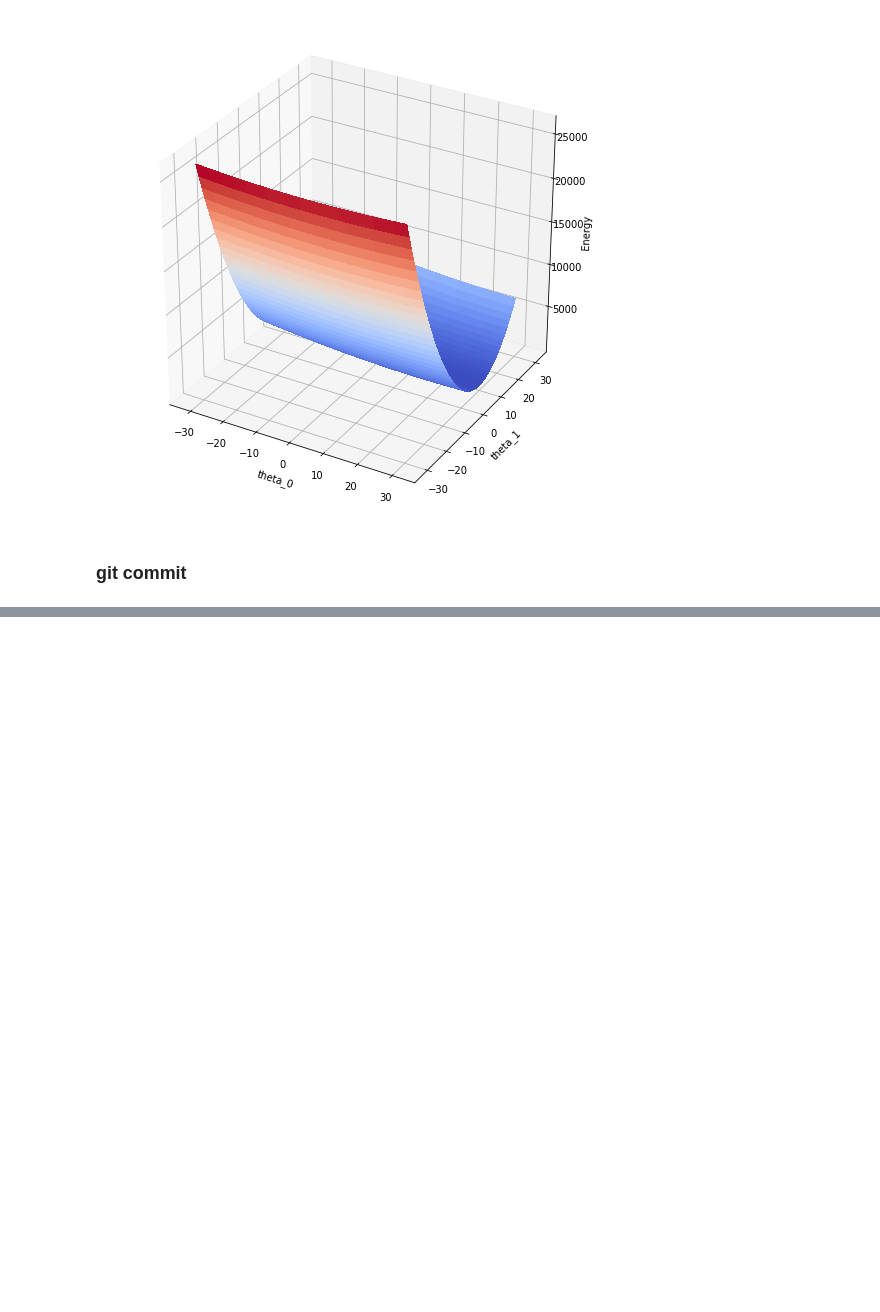
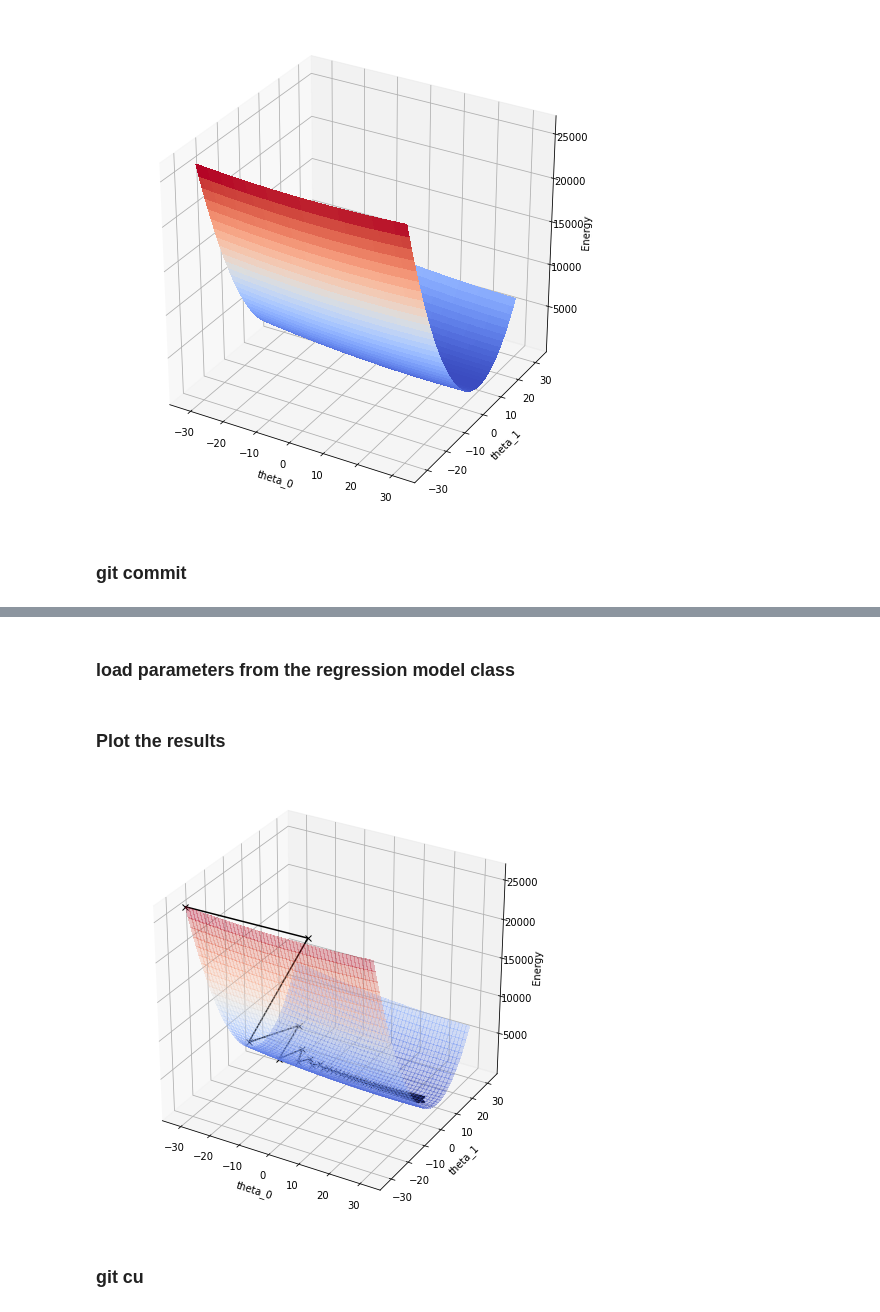
Before and after one commit to SooonChang/MIMP, a Jupyter notebook: Assignment03.ipynb, the cells around one changed output, grey strips where cells are left out. Drawn from its saved outputs; the diff is of its cells as text; code cells hidden in the pictures; blank space fills up the shorter version.

Commit message:
Assignment03 : 4. Plot the gradient descent path on the energy surface

```diff
--- a/Assignment03.ipynb
+++ b/Assignment03.ipynb
@@ -229,0 +248,19 @@ plt.show()
+# %% [markdown]
+### load parameters from the regression model class
+# %%
+cost, w0, w1 = regression_model.parameters()
+# %% [markdown]
+### Plot the results
+# %%
+fig = plt.figure(figsize=(8,8))
+ax = fig.gca(projection='3d')
+ax.set_xlim(-35,35)
+ax.set_ylim(-35,35)
+ax.set_xlabel("theta_0")
+ax.set_ylabel("theta_1")
+ax.set_zlabel("Energy")
+surf = ax.plot_surface(W0,W1,J, cmap = cm.coolwarm, linewidth=0, antialiased=False,alpha=0.3)
+ax.plot3D(w0,w1,cost, marker='x',c='black')
+plt.show()
+# %% [output]
+[figure, added]
@@ -229,0 +269,2 @@ plt.show()
+# %% [markdown]
+### git cu
```
Also changed, not shown: parts of 3 cells of this notebook.
